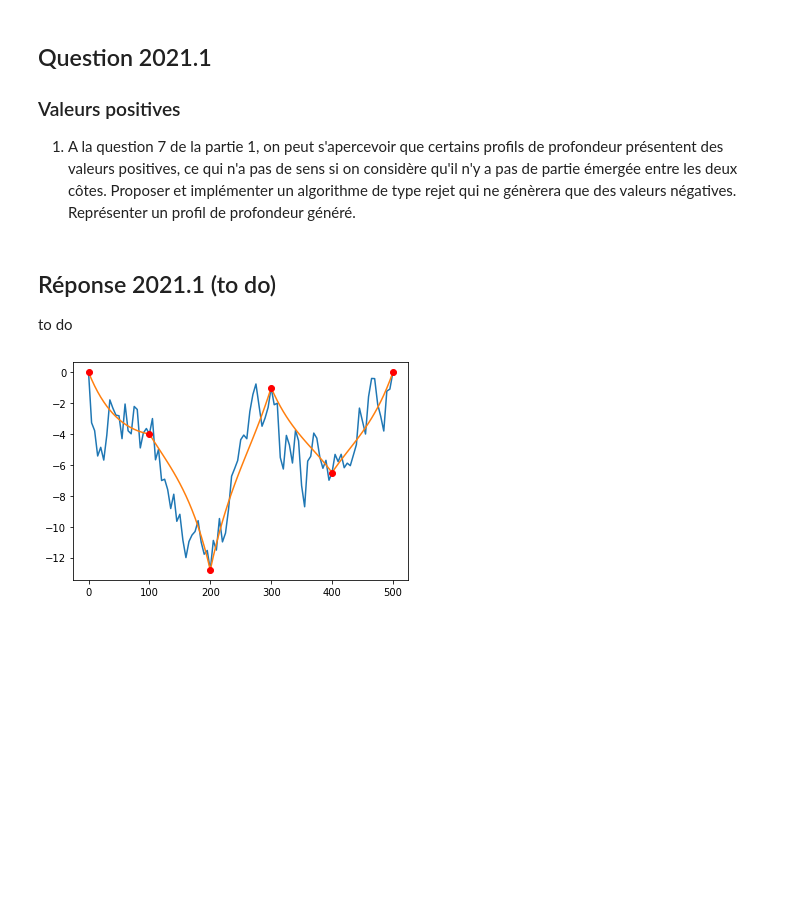
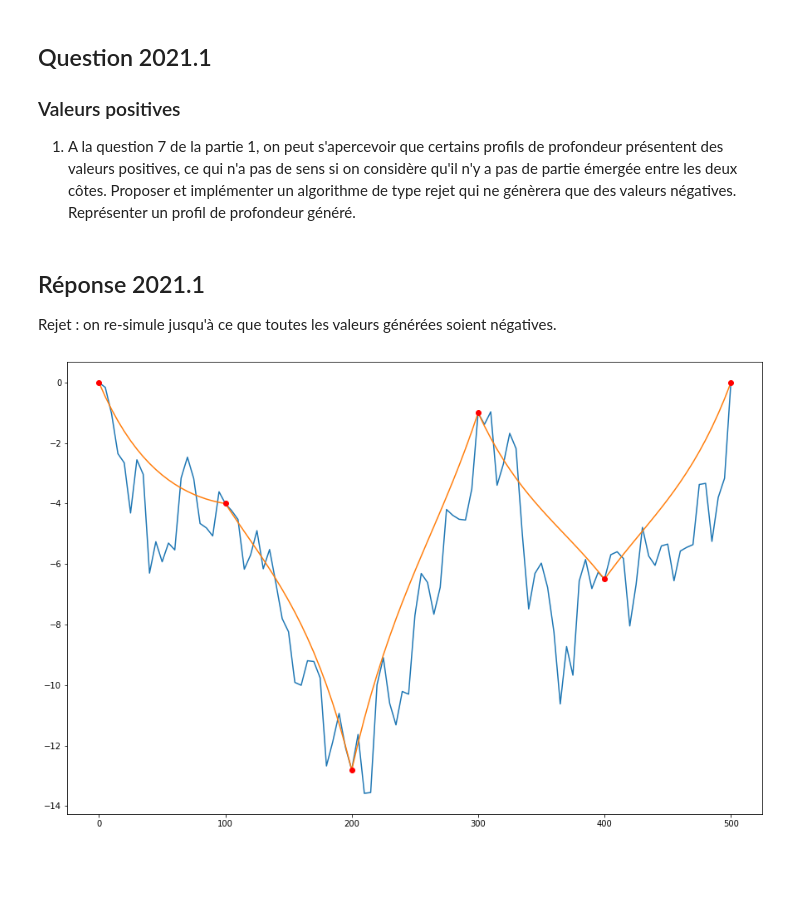
Before and after one commit to ahernot/UE11-probabilites, a Jupyter notebook: projAnatole.ipynb, the cells around one changed output. Cells and saved outputs as stored; diff of their text form; code cells hidden in the pictures; blank space fills up the shorter version.

```diff
--- a/projAnatole.ipynb
+++ b/projAnatole.ipynb
@@ -289,9 +289,10 @@ Nous nous plaçons dans le même cadre que ci-dessus. Nous tenons pour acquis le
 ### Valeurs positives
 
 1. A la question 7 de la partie 1, on peut s'apercevoir que certains profils de profondeur présentent des valeurs positives, ce qui n'a pas de sens si on considère qu'il n'y a pas de partie émergée entre les deux côtes. Proposer et implémenter un algorithme de type rejet qui ne génèrera que des valeurs négatives. Représenter un profil de profondeur généré.
-# %% [markdown]
-## Réponse 2021.1 (to do)
-to do
+# %% [markdown]
+## Réponse 2021.1
+
+Rejet : on re-simule jusqu'à ce que toutes les valeurs générées soient négatives.
 # %%
 Cholesky = np.linalg.cholesky(SigmaCond)  # matrice de Cholesky from matrice de covariance
 
@@ -308,13 +309,15 @@ def calc_simu(Cholesky):
 # %%
 allval3 = np.zeros(N)
 allval3[unknown_indexes] = calc_simu(Cholesky)
 allval3[observation_indexes] = depth
-plt.plot(discretization,allval3)
-plt.plot(discretization,allval1)
+
+plt.figure(figsize=(15, 10))
+plt.plot(discretization, allval3)
+plt.plot(discretization, allval1)
 plt.plot(discretization[observation_indexes], depth, 'ro')
 plt.show()
 # %% [output]
-[figure, old version]
+[figure, new version]
 # %% [markdown]
 <br><br>
 # %% [markdown]
```
Also changed, not shown: parts of 1 cell of this notebook.
